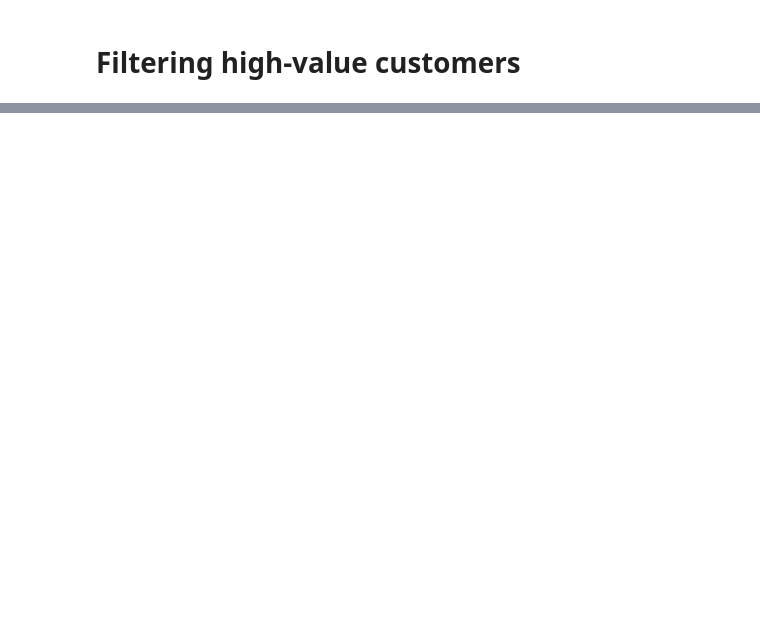
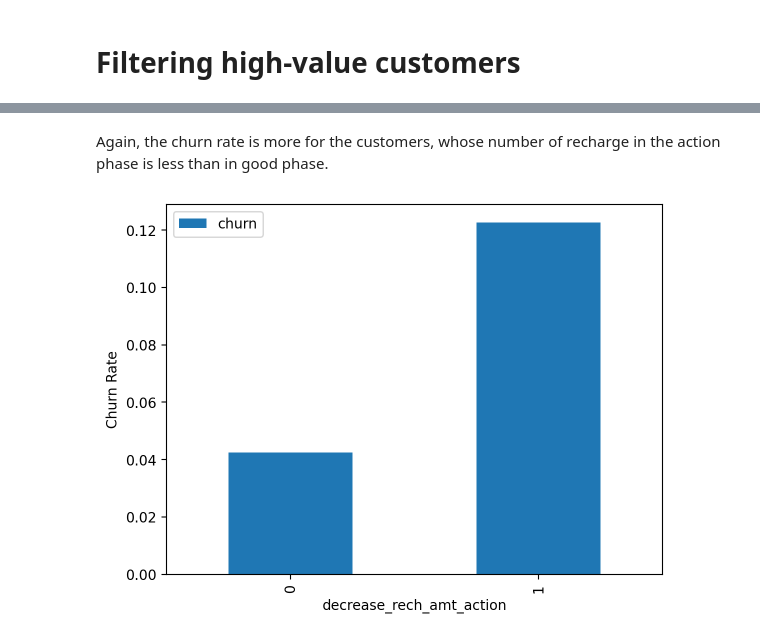
Before and after one commit to notvarunseth/telecom-churn, a Jupyter notebook: notebook.ipynb, the cells around one changed output, grey strips where cells are left out. Cells and saved outputs as stored; diff of their text form; code cells hidden in the pictures; blank space fills up the shorter version.

```diff
--- a/notebook.ipynb
+++ b/notebook.ipynb
@@ -239,0 +480,8 @@ plt.show()
+# %% [markdown]
+Again, the churn rate is more for the customers, whose number of recharge in the action phase is less than in good phase.
+# %%
+df.pivot_table(values='churn', index='decrease_rech_amt_action', aggfunc='mean').plot.bar()
+plt.ylabel('Churn Rate')
+plt.show()
+# %% [output]
+[figure, added]
```
Also changed, not shown: parts of 69 cells of this notebook, 1 other file.
